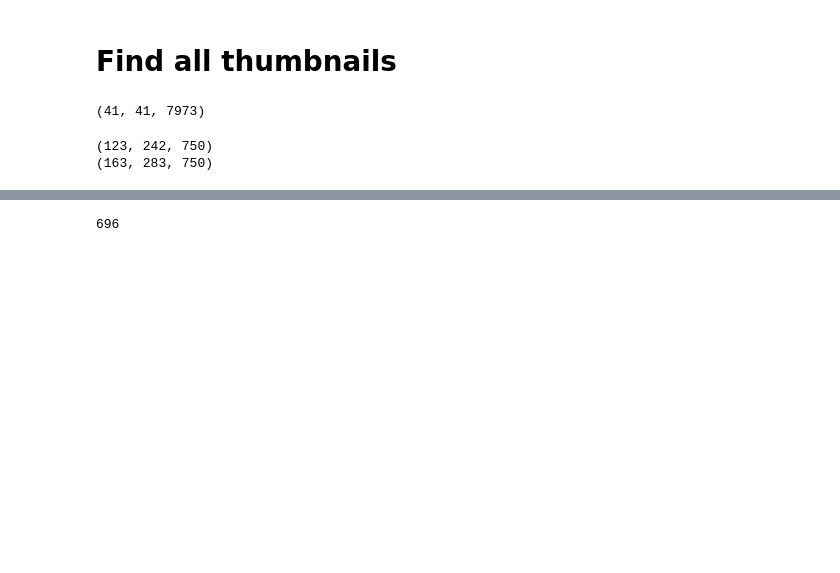
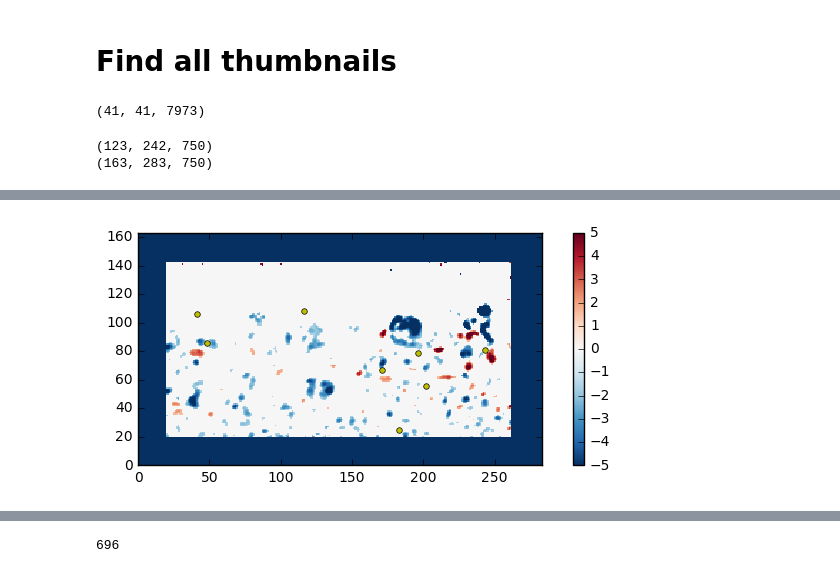
Before and after one commit to owenjhwilliams/ASIIT, a Jupyter notebook: runPODthumbnails.ipynb, the cells around one changed output, grey strips where cells are left out. Cells and saved outputs as stored; diff of their text form; code cells hidden in the pictures; blank space fills up the shorter version.

Commit message:
Debugging blob finder function

```diff
--- a/runPODthumbnails.ipynb
+++ b/runPODthumbnails.ipynb
@@ -106,3 +112,8 @@ array([61, 62, 62, 62, 63, 63, 63, 63, 63, 63, 63, 63, 63, 63, 63, 63, 64,
        82, 82, 82, 83, 83, 83, 83, 83, 83, 83, 83, 83, 83, 83, 83, 83, 83,
        83, 83, 83, 84, 84, 84, 84, 84, 84, 84, 84, 84, 84, 84, 84, 84, 85,
        85, 85, 85, 85])
+# %%
+S2 = SwirlFilt[:,:,frame:frame+1]
+PIVutils = reload(PIVutils)
+Thresh = 35    #30 or 35 cause bug
+[num_features,features_per_frame, labeled_array, cent] = PIVutils.findBlobs(S2,Thresh)
@@ -180,10 +200,12 @@ for i in range(len(cent)):
 # %%
 # Just to check, plot the new masked matrix to ensure its what we think it is.
 reload(PIVutils)
-[f, ax] = PIVutils.plotScalarField(Sf2[:,:,1],bound=5)
+[f, ax] = PIVutils.plotScalarField(Sf2[:,:,frame],bound=5)
 
 for i in range(features_per_frame[1]):
     plt.plot(cent[1][i][1]+BoxSize,cent[1][i][0]+BoxSize,'oy',markersize=4,markeredgecolor=None)
+# %% [output]
+[figure, added]
 # %%
 thumb = 0
 for i in range(len(cent)):
```
Also changed, not shown: parts of 19 cells of this notebook, 2 other files.
